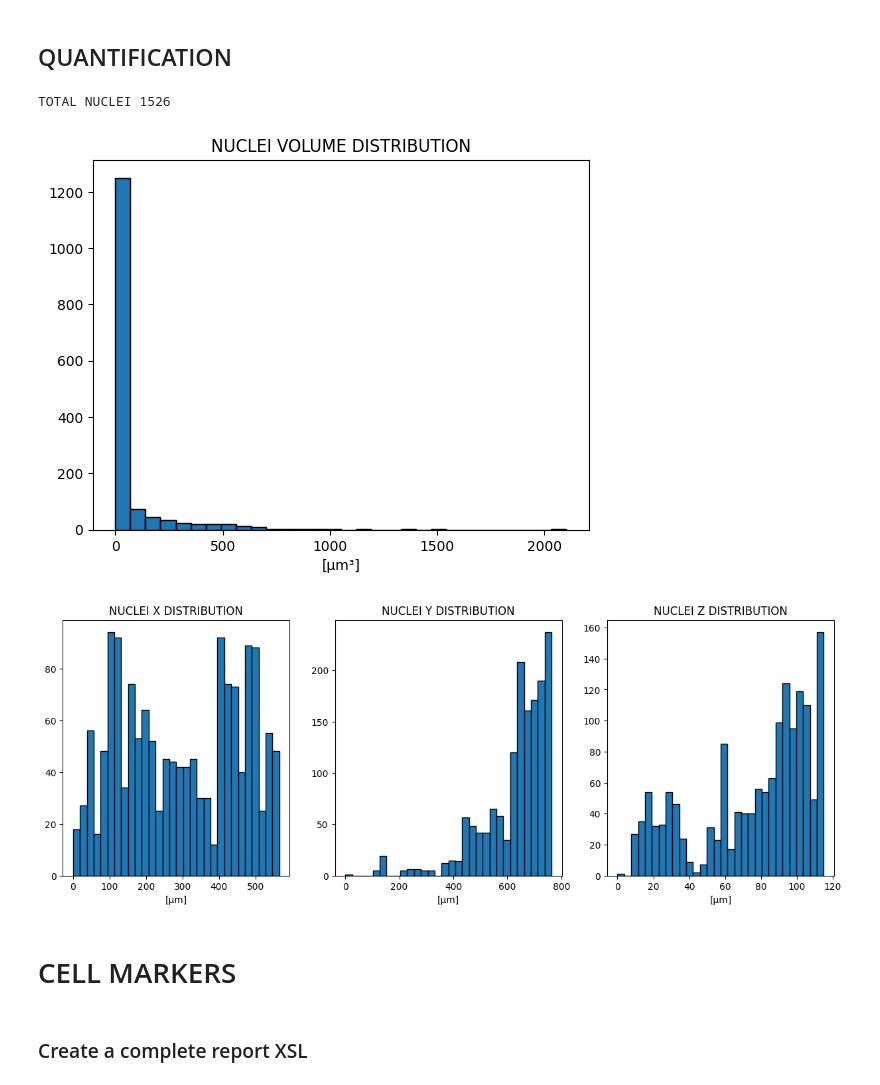
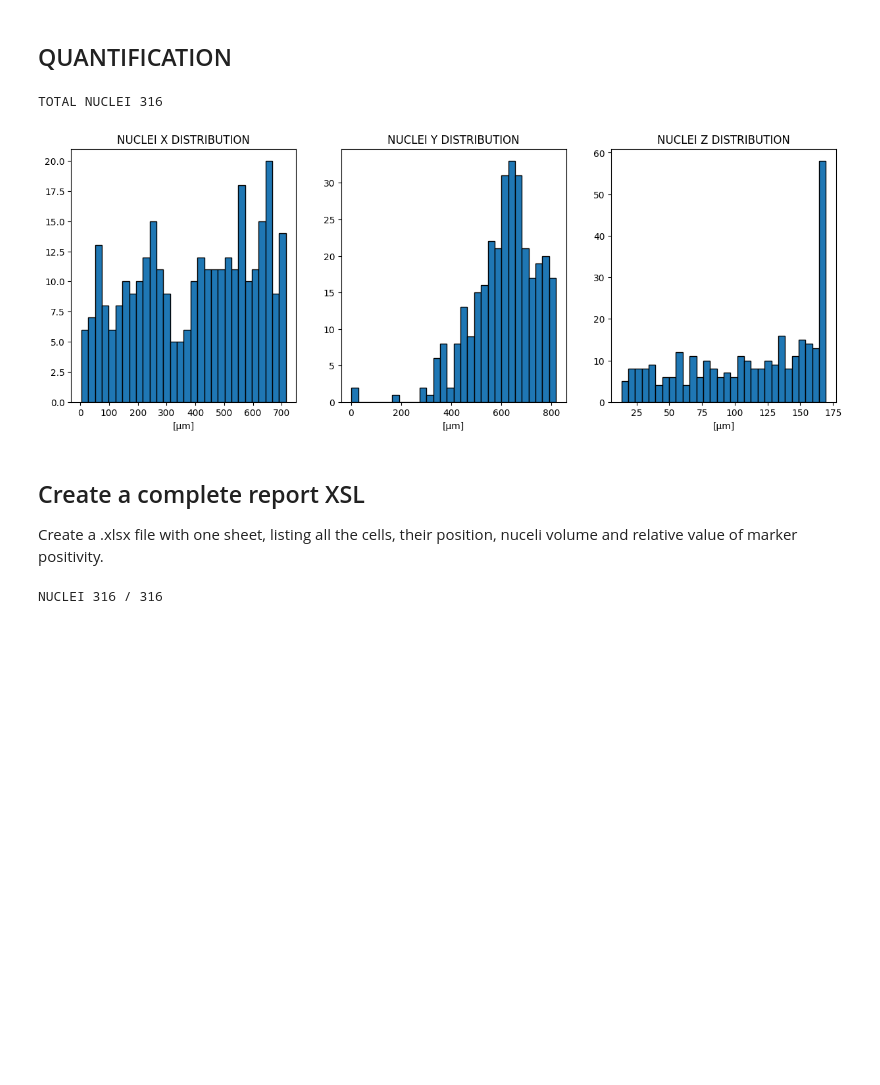
Before and after one commit to edoborgiani/napari_env-fluo_confocal_segmentation, a Jupyter notebook: napari_env-fluo_confocal_segmentation.ipynb, the cells around one changed output. Cells and saved outputs as stored; diff of their text form; code cells hidden in the pictures; blank space fills up the shorter version.

```diff
--- a/napari_env-fluo_confocal_segmentation.ipynb
+++ b/napari_env-fluo_confocal_segmentation.ipynb
@@ -82,6 +84,6 @@ original_ch_names=img.channel_names
 # %%
 r_X=img.physical_pixel_sizes.X
 r_Y=img.physical_pixel_sizes.Y
-r_Z=img.physical_pixel_sizes.Z
+r_Z=img.physical_pixel_sizes.Z/2.0
 print([r_X,r_Y,r_Z])
 # %% [output]
@@ -89,8 +91,7 @@ print([r_X,r_Y,r_Z])
 # %%
-a=[0,0,1,1]
-b=[0,1,0,1]
+im_in=img.get_image_data(coord_order, C=0, S=0, T=0)
 
-im_in=img.get_image_data(coord_order, C=0, S=0, T=0)
+contrast_limits = {n: [0, 255] for n in ch_names}
 
 for i in range(0,len(coord_order)):
     globals()[coord_order[i]+'max']=int(np.shape(im_in)[i])
@@ -181,11 +228,13 @@ def on_shape_added(layer, event):
 # %%
 trig_show_original=True
-trig_ROI_evaluate=False
+trig_ROI_evaluate=True
+trig_contrast_limits_evaluate=True
 trig_remove_noise=True
 trig_transform=True
 trig_filter=True
 trig_threshold=True
 trig_watershed=True
-trig_stardist=True
+trig_stardist=False
+trig_fill=True
 trig_vtk_creation=True
 trig_stl_creation=True
@@ -192,6 +244,8 @@ trig_stl_creation=True
 # %%
 if trig_show_original:
+
     viewer_0 = napari.Viewer()
+
     for c, c_name in enumerate(ch_names):
         im_in=img.get_image_data(coord_order, C=c, S=0, T=0)
 
@@ -200,7 +254,6 @@ if trig_show_original:
 
     if trig_ROI_evaluate:
         settings.application.ipy_interactive = False
-
         shapes_layer = viewer_0.add_shapes(shape_type="rectangle", name="ROI")
 
         # Connect the click event to our callback function
@@ -213,5 +266,13 @@ if trig_show_original:
         Ymin=int(np.min(shapes_layer.data[0][:,0]))
         Xmin=int(np.min(shapes_layer.data[0][:,1]))
 
+        shapes_layer=[]
+
+    if trig_contrast_limits_evaluate:
+        image_layers = [layer for layer in viewer_0.layers if isinstance(layer, napari.layers.Image)]
+        contrast_limits = {layer.name: layer.contrast_limits for layer in image_layers}
+
+        print(contrast_limits)
+
 settings.application.ipy_interactive = True
 # %% [output]
@@ -452,26 +481,19 @@ qt_dims.py (309): Refusing to play a hidden axis
 # %% [markdown]
 ## QUANTIFICATION
 # %%
-print('TOTAL NUCLEI ' + str(len(list_positive)-1))
-plt.hist(nuc_vol,bins=30,range=(min(nuc_vol),max(nuc_vol)),edgecolor='black')
-plt.title('NUCLEI VOLUME DISTRIBUTION')
-plt.xlabel('[μm\u00b3]')
-plt.savefig(zstack_file[:-4]+'_nuclei_volume.tiff')
-plt.show()
+print('TOTAL NUCLEI ' + str(len(nuc_coord)))
+
 fig, axs = plt.subplots(1,3,figsize=(15,5))
 axs[0].hist(nuc_coord[1:,coord_order.find('X')],bins=30,range=(min(nuc_coord[1:,coord_order.find('X')]),max(nuc_coord[1:,coord_order.find('X')])),edgecolor='black')
 axs[0].set_title('NUCLEI X DISTRIBUTION')
 axs[0].set_xlabel('[μm]')
 axs[1].hist(nuc_coord[1:,coord_order.find('Y')],bins=30,range=(min(nuc_coord[1:,coord_order.find('Y')]),max(nuc_coord[1:,coord_order.find('Y')])),edgecolor='black')
 axs[1].set_title('NUCLEI Y DISTRIBUTION')
 axs[1].set_xlabel('[μm]')
 axs[2].hist(nuc_coord[1:,coord_order.find('Z')],bins=30,range=(min(nuc_coord[1:,coord_order.find('Z')]),max(nuc_coord[1:,coord_order.find('Z')])),edgecolor='black')
 axs[2].set_title('NUCLEI Z DISTRIBUTION')
 axs[2].set_xlabel('[μm]')
 plt.show()
 # %% [output]
-TOTAL NUCLEI 1526
+TOTAL NUCLEI 316
-[figure, old version]
+[figure, new version]
-[figure, removed]
-# %% [markdown]
-# CELL MARKERS
@@ -505,5 +500,7 @@ blocks.extract_geometry().save(zstack_file[:-4]+'_markers.vtk')
-# %% [markdown]
-### Create a complete report XSL
+# %% [markdown]
+## Create a complete report XSL
+
+Create a .xlsx file with one sheet, listing all the cells, their position, nuceli volume and relative value of marker positivity.
 # %%
 workbook=xlsxwriter.Workbook(zstack_file[:-4]+'.xlsx')
 
@@ -514,7 +511,7 @@ floats=workbook.add_format({'num_format':'0.00'})
 floats_perc=workbook.add_format({'num_format':'0.00%'})
 
 ## CHONDROCYTES
-worksheet_cell=workbook.add_worksheet('Macrophages')
+worksheet_cell=workbook.add_worksheet('Cells')
 
 #HEADER
 worksheet_cell.write_row('A1:E1',['#ID','X','Y','Z','Volume Nuclei'],header)
@@ -523,15 +520,19 @@ for c, channel in enumerate(channel_list):
     worksheet_cell.write(0,6+c*2,channel+' % vol',header)
 
 #CONTENT
-for row in range(1,int(np.max(cytolab))+1):
-    worksheet_cell.write(row,0,row)
-    worksheet_cell.write(row,1,nuc_coord[row-1][coord_order.find('X')],floats)
-    worksheet_cell.write(row,2,nuc_coord[row-1][coord_order.find('Y')],floats)
-    worksheet_cell.write(row,3,nuc_coord[row-1][coord_order.find('Z')],floats)
-    worksheet_cell.write(row,4,nuc_vol[row-1],floats)
+for row, val in enumerate(nuc_list):
+    worksheet_cell.write(row+1,0,row+1)
+    worksheet_cell.write(row+1,1,nuc_coord[row][coord_order.find('X')],floats)
+    worksheet_cell.write(row+1,2,nuc_coord[row][coord_order.find('Y')],floats)
+    worksheet_cell.write(row+1,3,nuc_coord[row][coord_order.find('Z')],floats)
+    clear_output(wait=True)
+    print('NUCLEI ' + str(row+1) + ' / ' + str(len(nuc_coord)))
+    worksheet_cell.write(row+1,4,nuc_vol[row],floats)
     for c, channel in enumerate(channel_list):
-        ass_channel=globals()[channel+'lab']*(DAPIlab==row)/np.max(globals()[channel+'lab'])
-        worksheet_cell.write(row,5+c*2,np.sum(ass_channel),floats)
-        worksheet_cell.write(row,6+c*2,np.sum(ass_channel)/np.sum(DAPIlab==row),floats_perc)
+        ass_channel=globals()[channel+'lab']*(NUCLEIlab==val)/200
+        worksheet_cell.write(row+1,5+c*2,np.sum(ass_channel),floats)
+        worksheet_cell.write(row+1,6+c*2,np.sum(ass_channel)/np.sum(NUCLEIlab==val),floats_perc)
 
 workbook.close()
+# %% [output]
+NUCLEI 316 / 316
```
Also changed, not shown: parts of 66 cells of this notebook.
